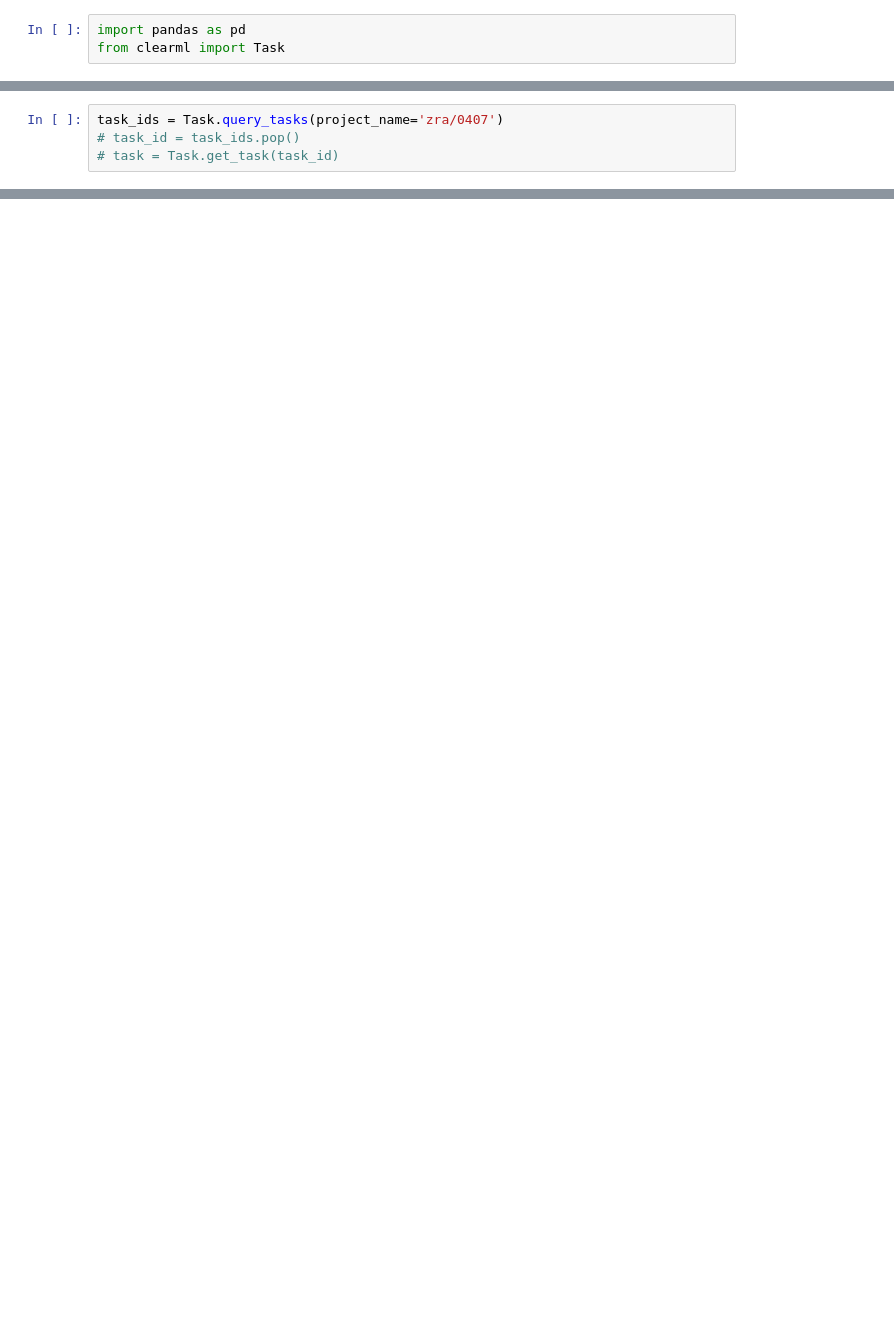
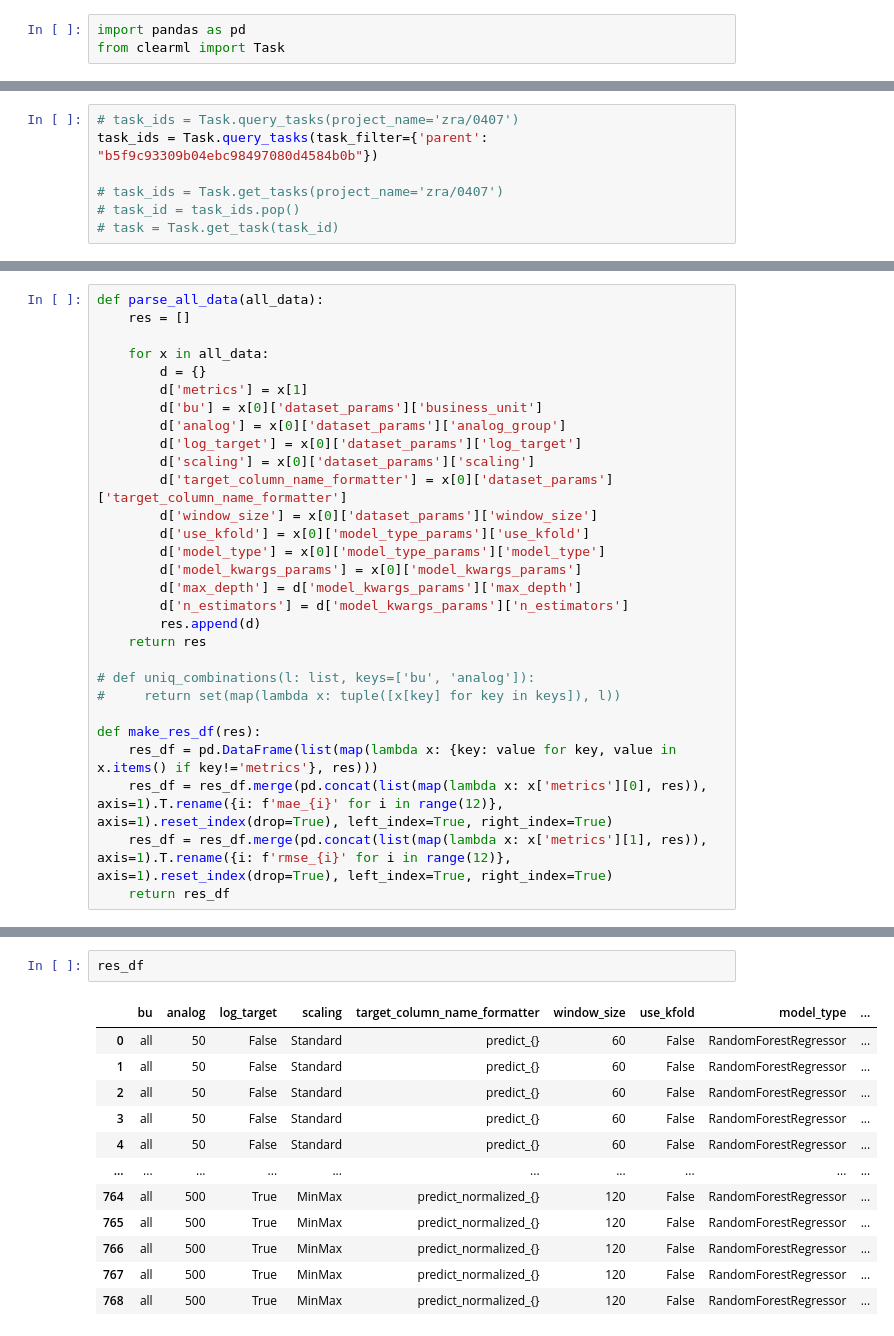
Before and after one commit to srzhn/chikchirik, a Jupyter notebook: get_staticstics.ipynb, the cells around one changed output, grey strips where cells are left out. Drawn from its saved outputs; the diff is of its cells as text; blank space fills up the shorter version.

```diff
--- a/get_staticstics.ipynb
+++ b/get_staticstics.ipynb
@@ -4,5 +9,8 @@ from clearml import Task
 # %%
-task_ids = Task.query_tasks(project_name='zra/0407')
+# task_ids = Task.query_tasks(project_name='zra/0407')
+task_ids = Task.query_tasks(task_filter={'parent': "b5f9c93309b04ebc98497080d4584b0b"})
+
+# task_ids = Task.get_tasks(project_name='zra/0407')
 # task_id = task_ids.pop()
 # task = Task.get_task(task_id)
 # %%
@@ -49,0 +59,29 @@ Error:
+# %%
+def parse_all_data(all_data):
+    res = []
+
+    for x in all_data:
+        d = {}
+        d['metrics'] = x[1]
+        d['bu'] = x[0]['dataset_params']['business_unit']
+        d['analog'] = x[0]['dataset_params']['analog_group']
+        d['log_target'] = x[0]['dataset_params']['log_target']
+        d['scaling'] = x[0]['dataset_params']['scaling']
+        d['target_column_name_formatter'] = x[0]['dataset_params']['target_column_name_formatter']
+        d['window_size'] = x[0]['dataset_params']['window_size']
+        d['use_kfold'] = x[0]['model_type_params']['use_kfold']
+        d['model_type'] = x[0]['model_type_params']['model_type']
+        d['model_kwargs_params'] = x[0]['model_kwargs_params']
+        d['max_depth'] = d['model_kwargs_params']['max_depth']
+        d['n_estimators'] = d['model_kwargs_params']['n_estimators']
+        res.append(d)
+    return res
+
+# def uniq_combinations(l: list, keys=['bu', 'analog']):
+#     return set(map(lambda x: tuple([x[key] for key in keys]), l))
+
+def make_res_df(res):
+    res_df = pd.DataFrame(list(map(lambda x: {key: value for key, value in x.items() if key!='metrics'}, res)))
+    res_df = res_df.merge(pd.concat(list(map(lambda x: x['metrics'][0], res)), axis=1).T.rename({i: f'mae_{i}' for i in range(12)}, axis=1).reset_index(drop=True), left_index=True, right_index=True)
+    res_df = res_df.merge(pd.concat(list(map(lambda x: x['metrics'][1], res)), axis=1).T.rename({i: f'rmse_{i}' for i in range(12)}, axis=1).reset_index(drop=True), left_index=True, right_index=True)
+    return res_df
@@ -49,0 +91,15 @@ Error:
+# %%
+res_df
+# %% [output]
+|  | bu | analog | log_target | scaling | target_column_name_formatter | window_size | use_kfold | model_type | ... |
+| 0 | all | 50 | False | Standard | predict_{} | 60 | False | RandomForestRegressor | ... |
+| 1 | all | 50 | False | Standard | predict_{} | 60 | False | RandomForestRegressor | ... |
+| 2 | all | 50 | False | Standard | predict_{} | 60 | False | RandomForestRegressor | ... |
+| 3 | all | 50 | False | Standard | predict_{} | 60 | False | RandomForestRegressor | ... |
+| 4 | all | 50 | False | Standard | predict_{} | 60 | False | RandomForestRegressor | ... |
+| ... | ... | ... | ... | ... | ... | ... | ... | ... | ... |
+| 764 | all | 500 | True | MinMax | predict_normalized_{} | 120 | False | RandomForestRegressor | ... |
+| 765 | all | 500 | True | MinMax | predict_normalized_{} | 120 | False | RandomForestRegressor | ... |
+| 766 | all | 500 | True | MinMax | predict_normalized_{} | 120 | False | RandomForestRegressor | ... |
+| 767 | all | 500 | True | MinMax | predict_normalized_{} | 120 | False | RandomForestRegressor | ... |
+| 768 | all | 500 | True | MinMax | predict_normalized_{} | 120 | False | RandomForestRegressor | ... |
```
Also changed, not shown: parts of 27 cells of this notebook, 5 other files.
